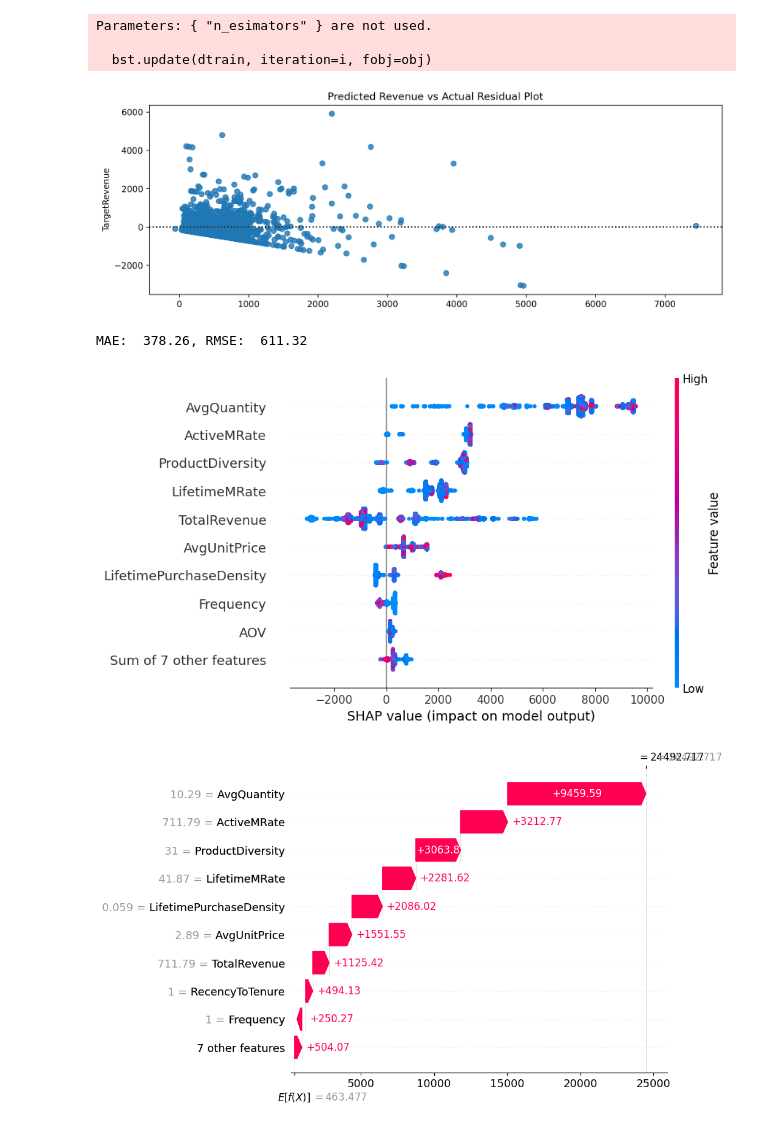
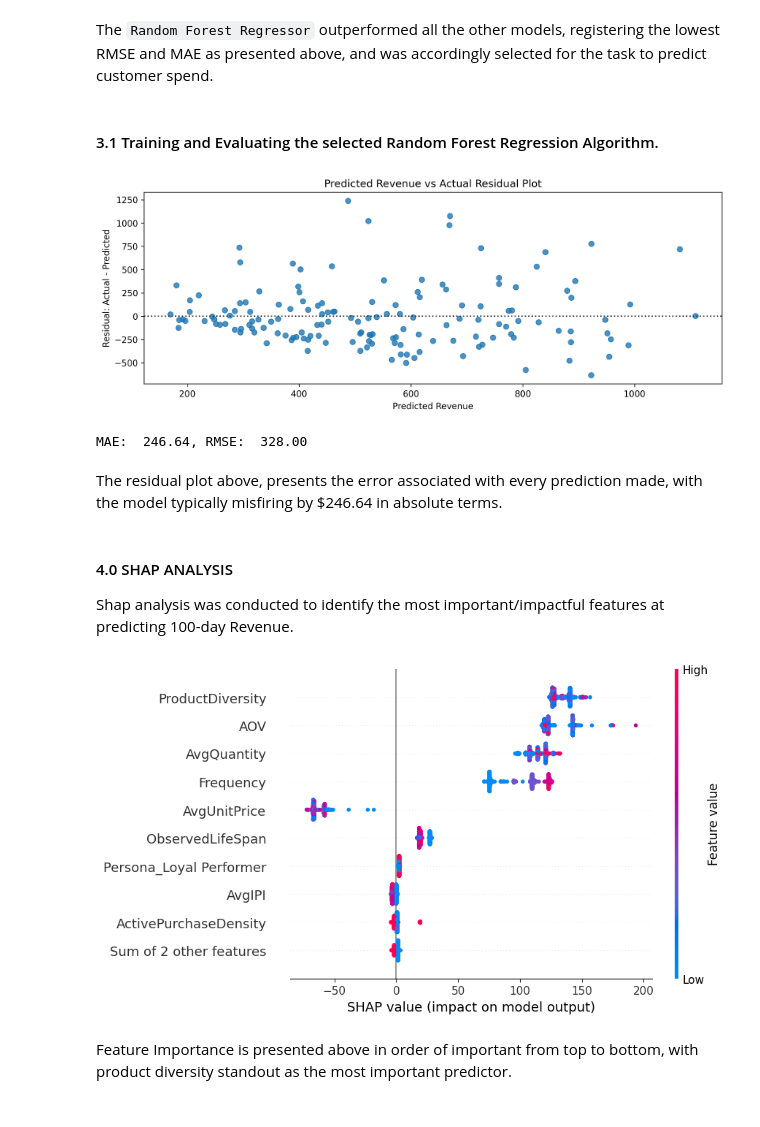
Before and after one commit to mundundan-star/online-retail-customer-analytics, a Jupyter notebook: 6.0 Predicting_Customer_Life_Time_Value_(CLTV).ipynb, the cells around one changed output. Cells and saved outputs as stored; diff of their text form; code cells hidden in the pictures.

```diff
--- a/6.0 Predicting_Customer_Life_Time_Value_(CLTV).ipynb
+++ b/6.0 Predicting_Customer_Life_Time_Value_(CLTV).ipynb
@@ -230,46 +227,54 @@ Lightgbm Mean Absolute Error (MAE): [416.70241518 425.33341561 441.23689569 403.
+# %% [markdown]
+The `Random Forest Regressor` outperformed all the other models, registering the lowest RMSE and MAE as presented above, and was accordingly selected for the task to predict customer spend.
+# %% [markdown]
+#### 3.1 Training and Evaluating the selected Random Forest Regression Algorithm.
 # %%
 from sklearn.metrics import mean_absolute_error, mean_squared_error
 
 model = XGBRegressor(n_esimators = 200, max_depth = 6, learning_rate = 0.05, random_state = 42)
+model = RandomForestRegressor(n_estimators = 200, max_depth = 6, min_samples_leaf = 2, random_state = 42)
+
 wrapped_model = TransformedTargetRegressor(
     regressor = model,
     func = np.log1p,
     inverse_func = np.expm1)
 
 pipeline = make_pipeline(scaler, model)
 pipeline.fit(X_train, y_train)
 
 y_pred = pipeline.predict(X_test)
 
 mae = mean_absolute_error(y_test, y_pred)
 rmse = np.sqrt(mean_squared_error(y_test, y_pred))
 
 plt.figure(figsize = (12,4), dpi = 300)
 sns.residplot(x = y_pred, y = y_test)
 plt.title('Predicted Revenue vs Actual Residual Plot')
+plt.xlabel("Predicted Revenue")
+plt.ylabel("Residual: Actual - Predicted")
 plt.show()
 
 test_data = X_test.copy()
 test_data['ActualRevenue'] =  y_test
 test_data['PredictedRevenue'] = y_pred
 print(f'MAE: {mae: .2f}, RMSE: {rmse: .2f}')
-
-import matplotlib.pyplot as plt
-import shap
-
-explainer = shap.TreeExplainer(model)
-shap_values = explainer(X_train)  # or X_test
-
-shap.plots.beeswarm(shap_values, max_display=10)
-
-plt.clf()
-
-shap.plots.waterfall(shap_values[0], max_display=10)
 # %% [output]
+[figure, new version]
-Parameters: { "n_esimators" } are not used.
-
-  bst.update(dtrain, iteration=i, fobj=obj)
+MAE:  246.64, RMSE:  328.00
-[figure, old version]
-MAE:  378.26, RMSE:  611.32
-[figure, removed]
-[figure, removed]
+# %% [markdown]
+The residual plot above, presents the error associated with every prediction made, with the model typically misfiring by $246.64 in absolute terms.
+# %% [markdown]
+#### 4.0 SHAP ANALYSIS
+Shap analysis was conducted to identify the most important/impactful features at predicting 100-day Revenue.
+# %%
+import matplotlib.pyplot as plt
+import shap
+
+explainer = shap.TreeExplainer(model)
+shap_values = explainer(X_train)  # or X_test
+
+shap.plots.beeswarm(shap_values, max_display=10)
+# %% [output]
+[figure, added]
+# %% [markdown]
+Feature Importance is presented above in order of important from top to bottom, with product diversity standout as the most important predictor.
```
Also changed, not shown: parts of 12 cells of this notebook.
